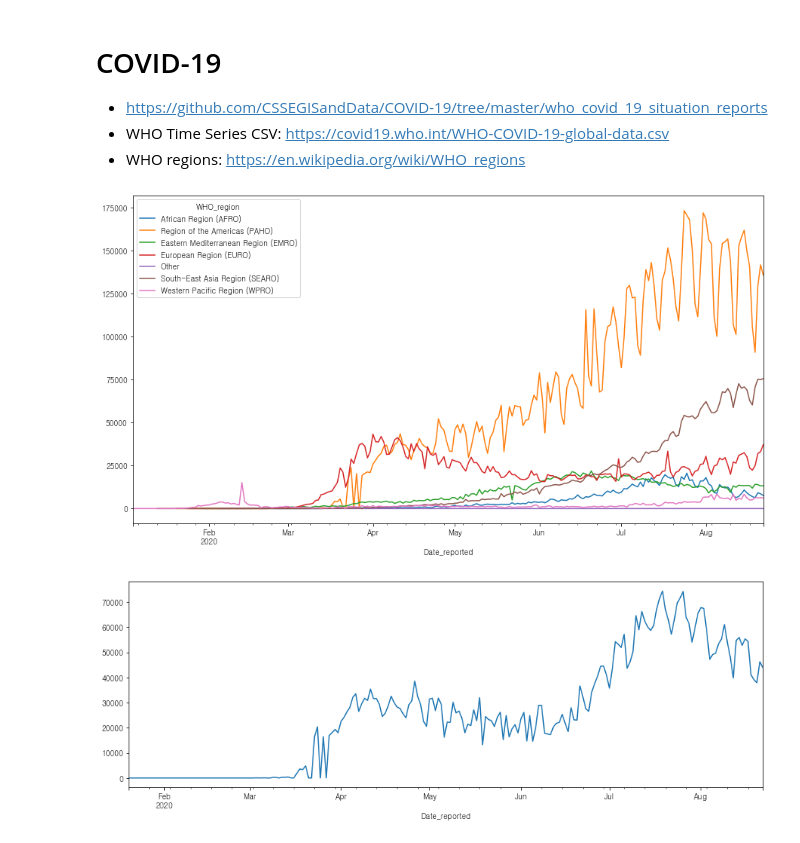
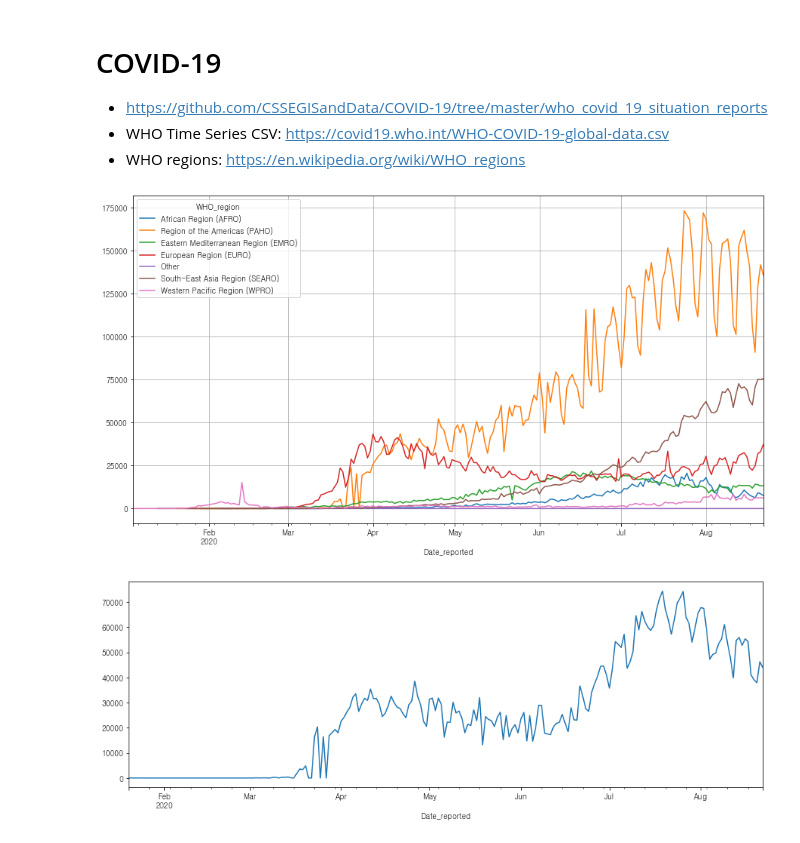
Before and after one commit to reddiana/blog, a Jupyter notebook: _notebooks/2020-08-19-Economic_indicators.ipynb, the cells around one changed output. Drawn from its saved outputs; the diff is of its cells as text; code cells hidden in the pictures.

```diff
--- a/_notebooks/2020-08-19-Economic_indicators.ipynb
+++ b/_notebooks/2020-08-19-Economic_indicators.ipynb
@@ -234,15 +237,15 @@ label = {
 }
 # %%
 csv_url = 'https://covid19.who.int/WHO-COVID-19-global-data.csv'
-df = pd.read_csv(csv_url).rename(columns=lambda x: x.strip()) # 컬럼명 앞에 공백
+df = pd.read_csv(csv_url) \
+       .rename(columns=lambda x: x.strip()) # 컬럼명 앞에 공백있음
 df.Date_reported = pd.to_datetime(df.Date_reported)
 
-df_by_region = df.groupby(['Date_reported','WHO_region']).sum()
-pv = df_by_region.pivot_table(index='Date_reported', columns='WHO_region', values='New_cases')
+pv = df.pivot_table(index='Date_reported', columns='WHO_region', values='New_cases', aggfunc=numpy.sum)
 pv = pv.rename(columns=label)
-ax = pv.plot(figsize=(15, 8))
+ax = pv.plot(figsize=(15, 8)).grid()
 # %% [output]
-[figure, old version]
+[figure, new version]
 # %%
 #hide
 df_country = df[(df.Date_reported > '2020') & (df.Country_code == 'US')] # 미국
```
Also changed, not shown: parts of 3 cells of this notebook.
